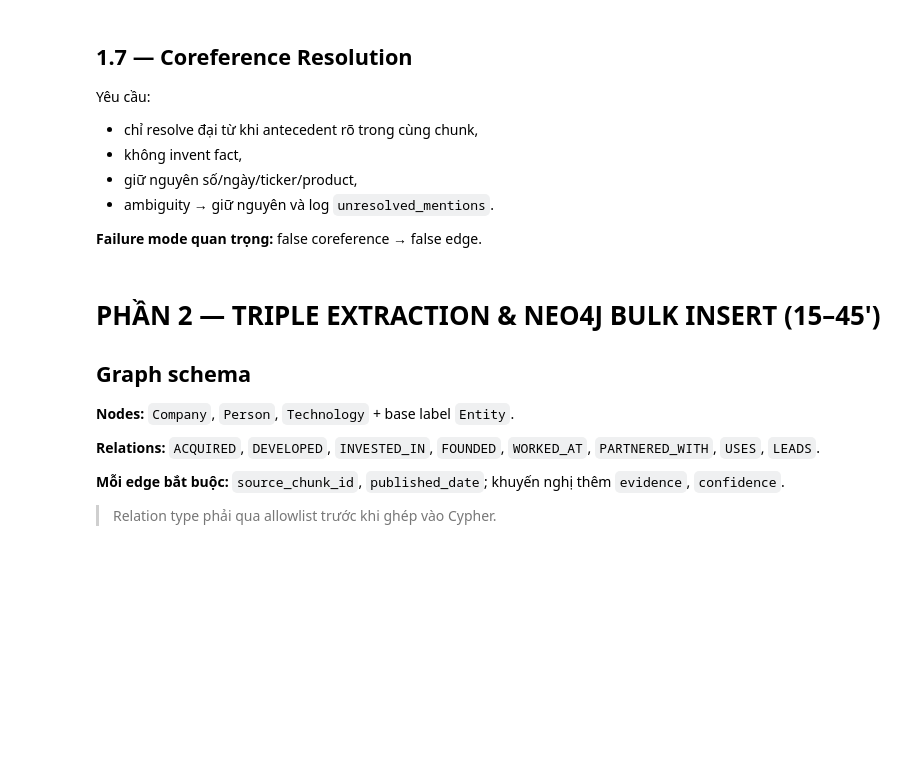
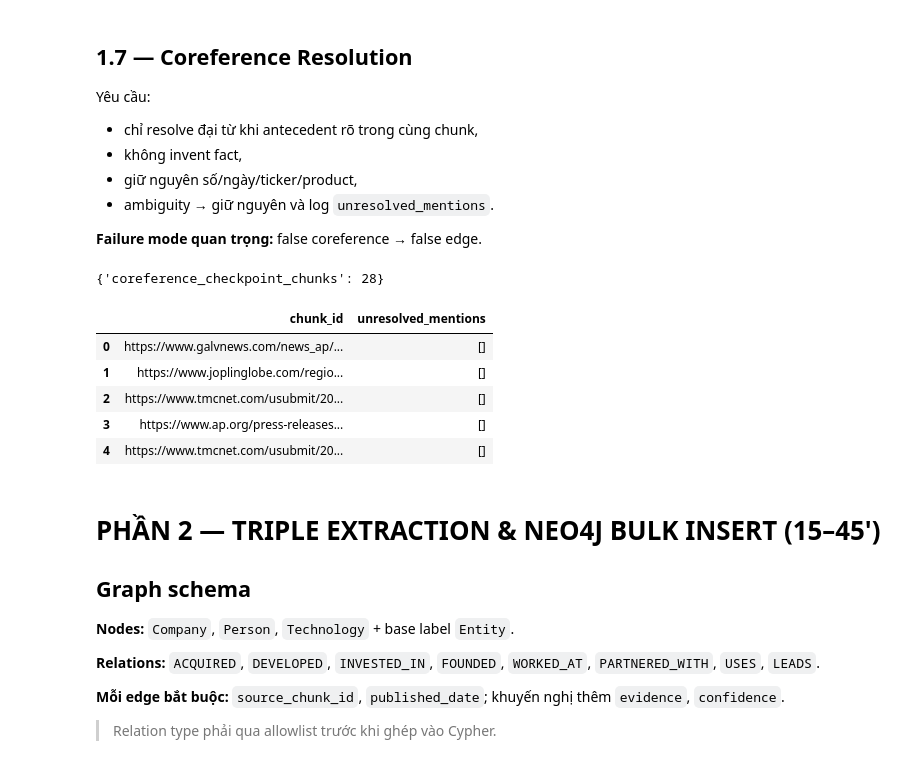
Before and after one commit to quangdao2k5/Day19-2A202601014-DaoKieuThinhQuang, a Jupyter notebook: Day19_GraphRAG_vs_FlatRAG_Production_Lab_Guide.ipynb, the cells around one changed output. Saved outputs shown, nothing was run; the diff lists cells and outputs as text; code cells hidden in the pictures; blank space fills up the shorter version.

```diff
--- a/Day19_GraphRAG_vs_FlatRAG_Production_Lab_Guide.ipynb
+++ b/Day19_GraphRAG_vs_FlatRAG_Production_Lab_Guide.ipynb
@@ -540,33 +571,45 @@ INPUT:
     by_id = {x.get("chunk_id"): x for x in obj.get("items", [])}
 
     rows = []
     for r in batch_df.itertuples(index=False):
         item = by_id.get(r.chunk_id, {})
         rows.append({
             "chunk_id": r.chunk_id,
             "resolved_text": norm_space(item.get("resolved_text") or r.text),
             "unresolved_mentions": item.get("unresolved_mentions", []),
         })
     return pd.DataFrame(rows), usage
 
 def run_coref(chunks_subset, batch_size=5):
     out = []
     for start in tqdm(range(0, len(chunks_subset), batch_size), desc="Coref"):
         batch = chunks_subset.iloc[start:start+batch_size]
         try:
             df, _ = resolve_coref_batch(batch)
         except Exception:
             df = pd.DataFrame({
                 "chunk_id": batch["chunk_id"].tolist(),
                 "resolved_text": batch["text"].tolist(),
                 "unresolved_mentions": [["COREF_BATCH_FAILED"] for _ in range(len(batch))],
             })
         out.append(df)
     return pd.concat(out, ignore_index=True)
 
 # extraction_source = chunks_df.head(EXTRACTION_MAX_CHUNKS).copy()
 # coref_df = run_coref(extraction_source)
 # extraction_source = extraction_source.merge(coref_df, on="chunk_id", how="left")
+# SUBMISSION_RUN_OUTPUT
+coref_checkpoint_df = pd.read_csv(DATA_DIR / 'extraction_source.csv')
+print({'coreference_checkpoint_chunks': len(coref_checkpoint_df)})
+display(coref_checkpoint_df[['chunk_id', 'unresolved_mentions']].head(5))
+# %% [output]
+{'coreference_checkpoint_chunks': 28}
+|  | chunk_id | unresolved_mentions |
+| 0 | https://www.galvnews.com/news_ap/... | [] |
+| 1 | https://www.joplinglobe.com/regio... | [] |
+| 2 | https://www.tmcnet.com/usubmit/20... | [] |
+| 3 | https://www.ap.org/press-releases... | [] |
+| 4 | https://www.tmcnet.com/usubmit/20... | [] |
 # %% [markdown]
 # PHẦN 2 — TRIPLE EXTRACTION & NEO4J BULK INSERT (15–45')
 
```
Also changed, not shown: parts of 26 cells of this notebook, 1 other file.
